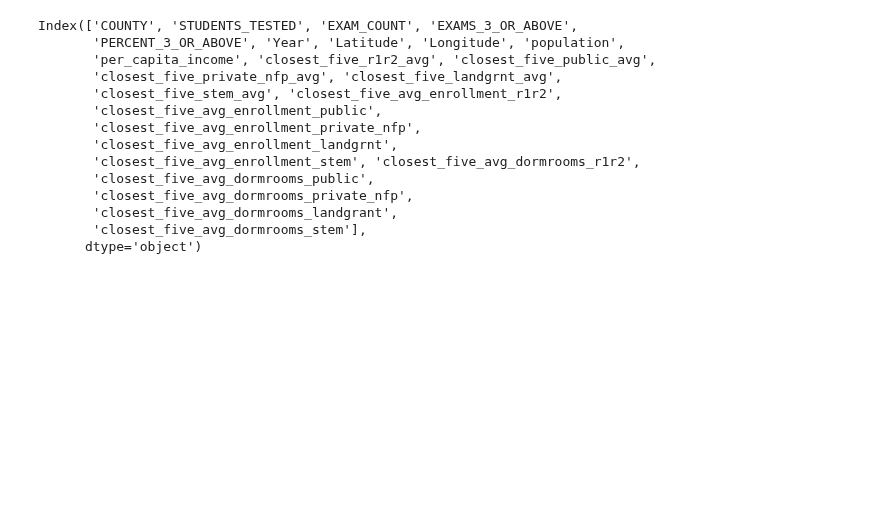
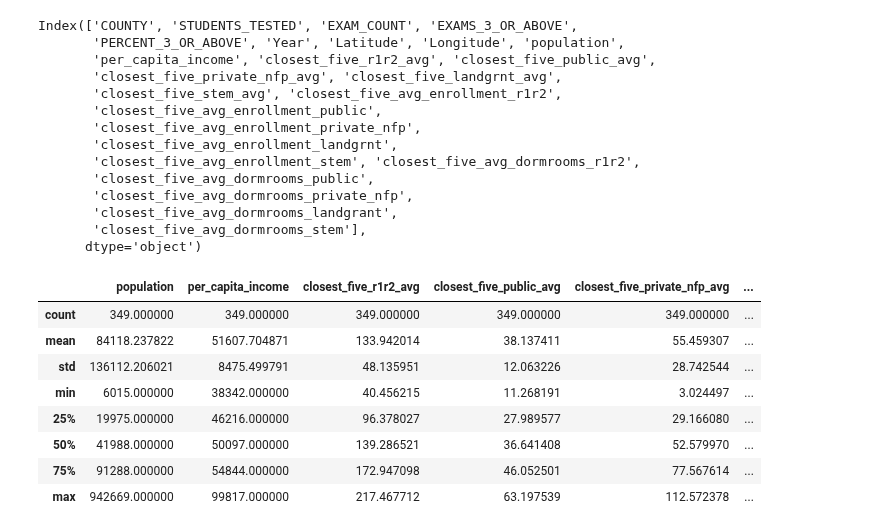
Before and after one commit to mcelhens/AP-Outcomes-to-University-Metrics, a Jupyter notebook: Wisconsin/EDA_and_plots_with_plotly.ipynb, the cells around one changed output. Saved outputs shown, nothing was run; the diff lists cells and outputs as text; code cells hidden in the pictures; blank space fills up the shorter version.

```diff
--- a/Wisconsin_plots_with_plotly.ipynb
+++ b/Wisconsin/EDA_and_plots_with_plotly.ipynb
@@ -79,0 +116,14 @@ wisconsin22 = wisconsin[wisconsin['Year'] == 2022]
+# %%
+# non-AP related numeric coulumns:
+features = wisconsin.columns[8:]
+wisconsin[features].describe()
+# %% [output]
+|  | population | per_capita_income | closest_five_r1r2_avg | closest_five_public_avg | closest_five_private_nfp_avg | ... |
+| count | 349.000000 | 349.000000 | 349.000000 | 349.000000 | 349.000000 | ... |
+| mean | 84118.237822 | 51607.704871 | 133.942014 | 38.137411 | 55.459307 | ... |
+| std | 136112.206021 | 8475.499791 | 48.135951 | 12.063226 | 28.742544 | ... |
+| min | 6015.000000 | 38342.000000 | 40.456215 | 11.268191 | 3.024497 | ... |
+| 25% | 19975.000000 | 46216.000000 | 96.378027 | 27.989577 | 29.166080 | ... |
+| 50% | 41988.000000 | 50097.000000 | 139.286521 | 36.641408 | 52.579970 | ... |
+| 75% | 91288.000000 | 54844.000000 | 172.947098 | 46.052501 | 77.567614 | ... |
+| max | 942669.000000 | 99817.000000 | 217.467712 | 63.197539 | 112.572378 | ... |
```
Also changed, not shown: parts of 30 cells of this notebook, 5 other files.
